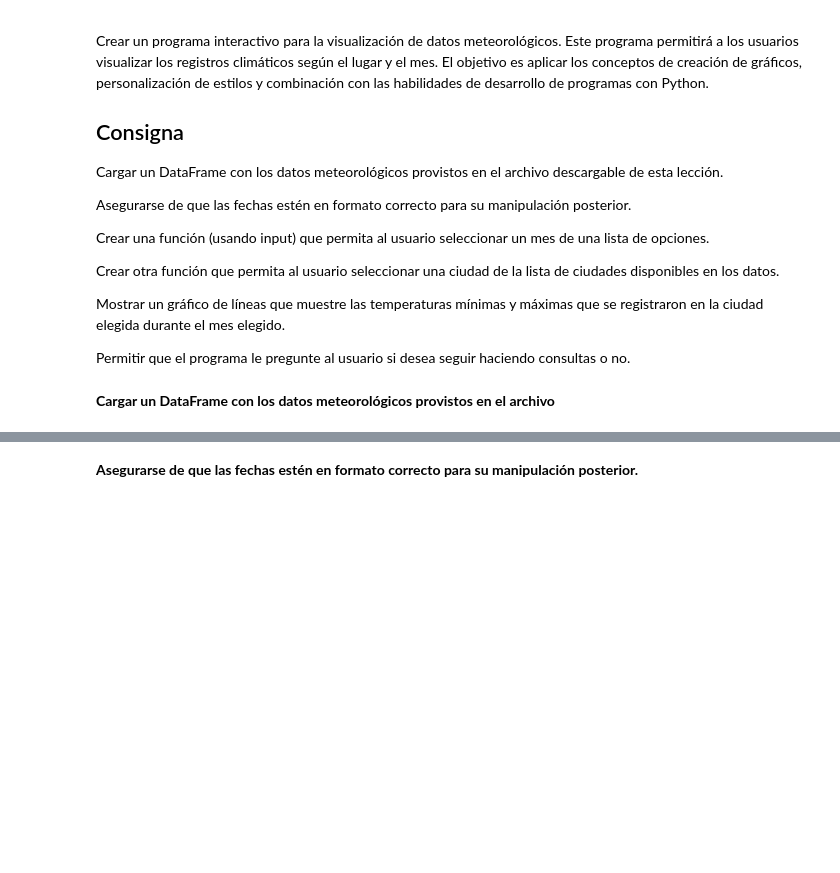
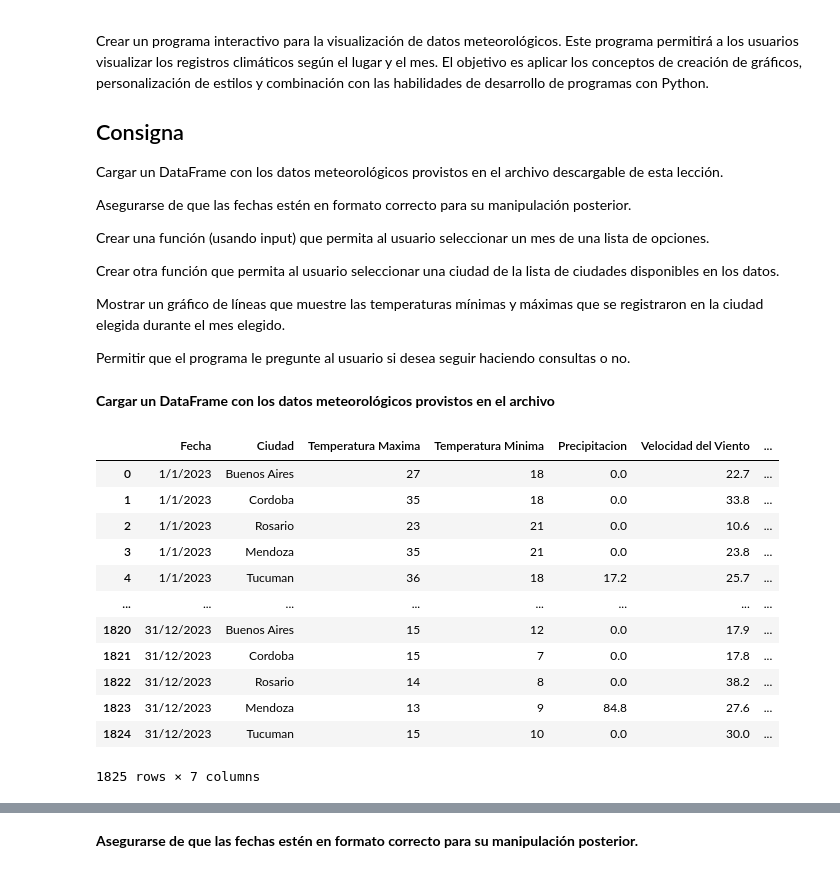
Before and after one commit to Matiasoxx/Consultoria-de-Temperaturas, a Jupyter notebook: Consultoria de Temperaturas.ipynb, the cells around one changed output, grey strips where cells are left out. Saved outputs shown, nothing was run; the diff lists cells and outputs as text; code cells hidden in the pictures; blank space fills up the shorter version.

```diff
--- a/Consultoria de Temperaturas.ipynb
+++ b/Consultoria de Temperaturas.ipynb
@@ -21,6 +21,20 @@ import numpy as np
 # %% [markdown]
 **Cargar un DataFrame con los datos meteorológicos provistos en el archivo**
 # %%
-df = pd.read_csv('Nombre del archivo.csv')
+df = pd.read_csv("Nombre del Archivo.csv")
 df
+# %% [output]
+|  | Fecha | Ciudad | Temperatura Maxima | Temperatura Minima | Precipitacion | Velocidad del Viento | ... |
+| 0 | 1/1/2023 | Buenos Aires | 27 | 18 | 0.0 | 22.7 | ... |
+| 1 | 1/1/2023 | Cordoba | 35 | 18 | 0.0 | 33.8 | ... |
+| 2 | 1/1/2023 | Rosario | 23 | 21 | 0.0 | 10.6 | ... |
+| 3 | 1/1/2023 | Mendoza | 35 | 21 | 0.0 | 23.8 | ... |
+| 4 | 1/1/2023 | Tucuman | 36 | 18 | 17.2 | 25.7 | ... |
+| ... | ... | ... | ... | ... | ... | ... | ... |
+| 1820 | 31/12/2023 | Buenos Aires | 15 | 12 | 0.0 | 17.9 | ... |
+| 1821 | 31/12/2023 | Cordoba | 15 | 7 | 0.0 | 17.8 | ... |
+| 1822 | 31/12/2023 | Rosario | 14 | 8 | 0.0 | 38.2 | ... |
+| 1823 | 31/12/2023 | Mendoza | 13 | 9 | 84.8 | 27.6 | ... |
+| 1824 | 31/12/2023 | Tucuman | 15 | 10 | 0.0 | 30.0 | ... |
+1825 rows × 7 columns
 # %%
```
Also changed, not shown: parts of 7 cells of this notebook.
